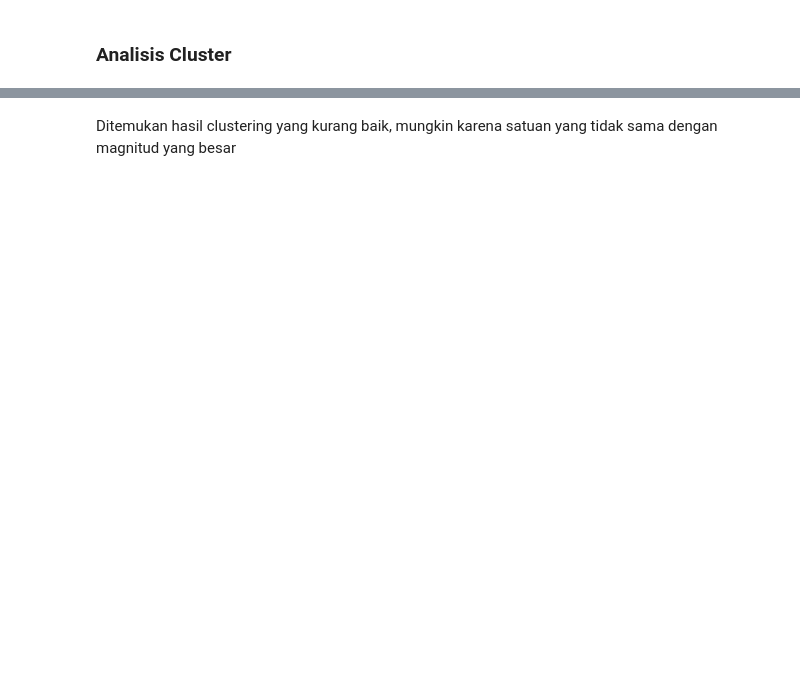
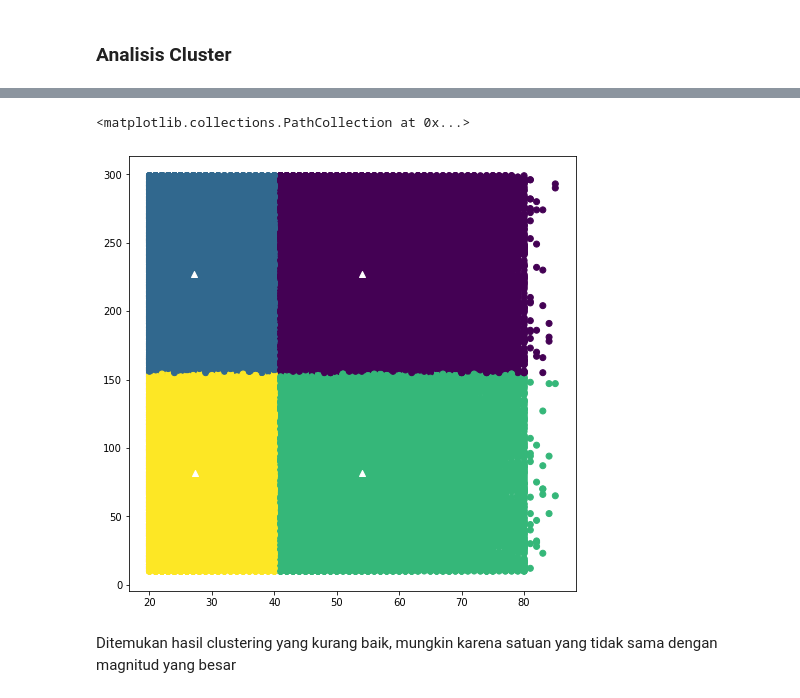
Before and after one commit to kaenova/Malin_Tubes1, a Jupyter notebook: notebooks/Pembelajaran Mesin Tugas Besar 1.ipynb, the cells around one changed output, grey strips where cells are left out. Cells and saved outputs as stored; diff of their text form; code cells hidden in the pictures; blank space fills up the shorter version.

```diff
--- a/notebooks/Pembelajaran Mesin Tugas Besar 1.ipynb
+++ b/notebooks/Pembelajaran Mesin Tugas Besar 1.ipynb
@@ -648,2 +559,11 @@ KeyError: 'cluster'
+# %%
+fig, ax = plt.subplots(1, figsize=(8,8))
+# plot data
+plt.scatter(df_processed["Umur"], df_processed["Lama_Berlangganan"], c=df_processed["cluster"])
+# plot the centroid
+plt.scatter(obj["k_runs"][4]['points'][:,0], obj["k_runs"][4]['points'][:,1], marker="^", c="white")
+# %% [output]
+<matplotlib.collections.PathCollection at 0x...>
+[figure, added]
 # %% [markdown]
 Ditemukan hasil clustering yang kurang baik, mungkin karena satuan yang tidak sama dengan magnitud yang besar
```
Also changed, not shown: parts of 24 cells of this notebook, 2 other files.
